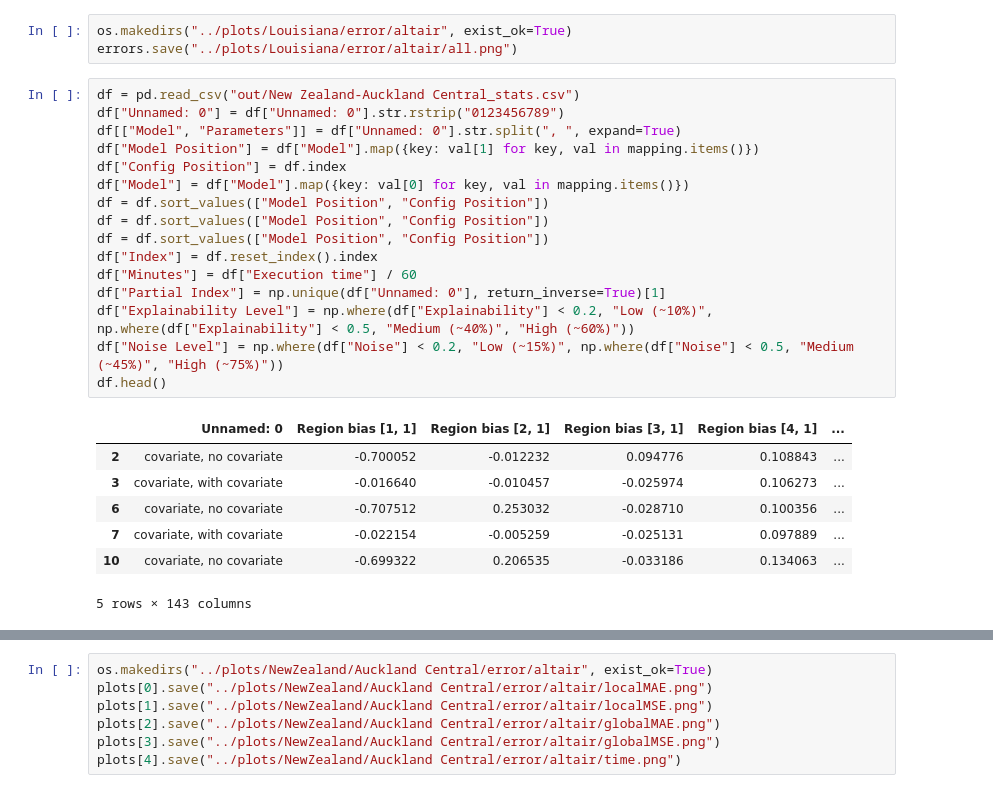
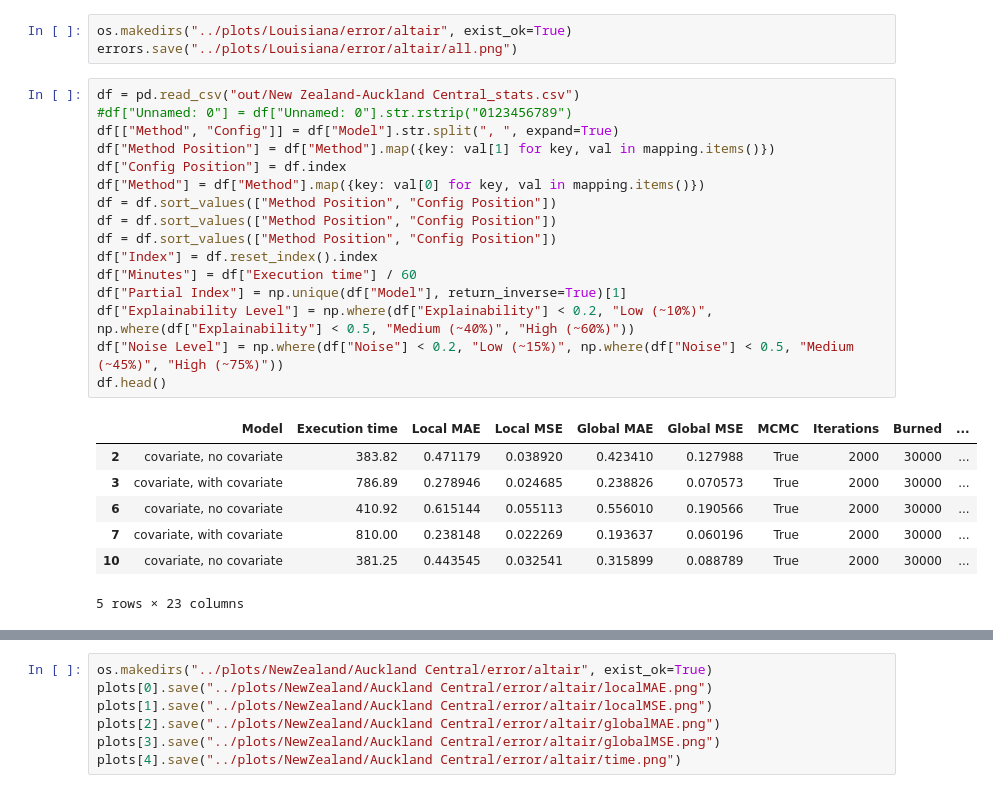
Before and after one commit to Littleote/TFM-Ecological_Inference, a Jupyter notebook: src/Plotting.ipynb, the cells around one changed output, grey strips where cells are left out. Cells and saved outputs as stored; diff of their text form.

```diff
--- a/src/Plotting.ipynb
+++ b/src/Plotting.ipynb
@@ -66,28 +69,28 @@ os.makedirs("../plots/Louisiana/error/altair", exist_ok=True)
 errors.save("../plots/Louisiana/error/altair/all.png")
 # %%
 df = pd.read_csv("out/New Zealand-Auckland Central_stats.csv")
-df["Unnamed: 0"] = df["Unnamed: 0"].str.rstrip("0123456789")
-df[["Model", "Parameters"]] = df["Unnamed: 0"].str.split(", ", expand=True)
-df["Model Position"] = df["Model"].map({key: val[1] for key, val in mapping.items()})
+#df["Unnamed: 0"] = df["Unnamed: 0"].str.rstrip("0123456789")
+df[["Method", "Config"]] = df["Model"].str.split(", ", expand=True)
+df["Method Position"] = df["Method"].map({key: val[1] for key, val in mapping.items()})
 df["Config Position"] = df.index
-df["Model"] = df["Model"].map({key: val[0] for key, val in mapping.items()})
-df = df.sort_values(["Model Position", "Config Position"])
-df = df.sort_values(["Model Position", "Config Position"])
-df = df.sort_values(["Model Position", "Config Position"])
+df["Method"] = df["Method"].map({key: val[0] for key, val in mapping.items()})
+df = df.sort_values(["Method Position", "Config Position"])
+df = df.sort_values(["Method Position", "Config Position"])
+df = df.sort_values(["Method Position", "Config Position"])
 df["Index"] = df.reset_index().index
 df["Minutes"] = df["Execution time"] / 60
-df["Partial Index"] = np.unique(df["Unnamed: 0"], return_inverse=True)[1]
+df["Partial Index"] = np.unique(df["Model"], return_inverse=True)[1]
 df["Explainability Level"] = np.where(df["Explainability"] < 0.2, "Low (~10%)", np.where(df["Explainability"] < 0.5, "Medium (~40%)", "High (~60%)"))
 df["Noise Level"] = np.where(df["Noise"] < 0.2, "Low (~15%)", np.where(df["Noise"] < 0.5, "Medium (~45%)", "High (~75%)"))
 df.head()
 # %% [output]
-|  | Unnamed: 0 | Region bias [1, 1] | Region bias [2, 1] | Region bias [3, 1] | Region bias [4, 1] | ... |
-| 2 | covariate, no covariate | -0.700052 | -0.012232 | 0.094776 | 0.108843 | ... |
-| 3 | covariate, with covariate | -0.016640 | -0.010457 | -0.025974 | 0.106273 | ... |
-| 6 | covariate, no covariate | -0.707512 | 0.253032 | -0.028710 | 0.100356 | ... |
-| 7 | covariate, with covariate | -0.022154 | -0.005259 | -0.025131 | 0.097889 | ... |
-| 10 | covariate, no covariate | -0.699322 | 0.206535 | -0.033186 | 0.134063 | ... |
+|  | Model | Execution time | Local MAE | Local MSE | Global MAE | Global MSE | MCMC | Iterations | Burned | ... |
+| 2 | covariate, no covariate | 383.82 | 0.471179 | 0.038920 | 0.423410 | 0.127988 | True | 2000 | 30000 | ... |
+| 3 | covariate, with covariate | 786.89 | 0.278946 | 0.024685 | 0.238826 | 0.070573 | True | 2000 | 30000 | ... |
+| 6 | covariate, no covariate | 410.92 | 0.615144 | 0.055113 | 0.556010 | 0.190566 | True | 2000 | 30000 | ... |
+| 7 | covariate, with covariate | 810.00 | 0.238148 | 0.022269 | 0.193637 | 0.060196 | True | 2000 | 30000 | ... |
+| 10 | covariate, no covariate | 381.25 | 0.443545 | 0.032541 | 0.315899 | 0.088789 | True | 2000 | 30000 | ... |
-5 rows × 143 columns
+5 rows × 23 columns
 # %%
 plots = []
 relabel = ""
```
Also changed, not shown: parts of 5 cells of this notebook, 9 other files.
